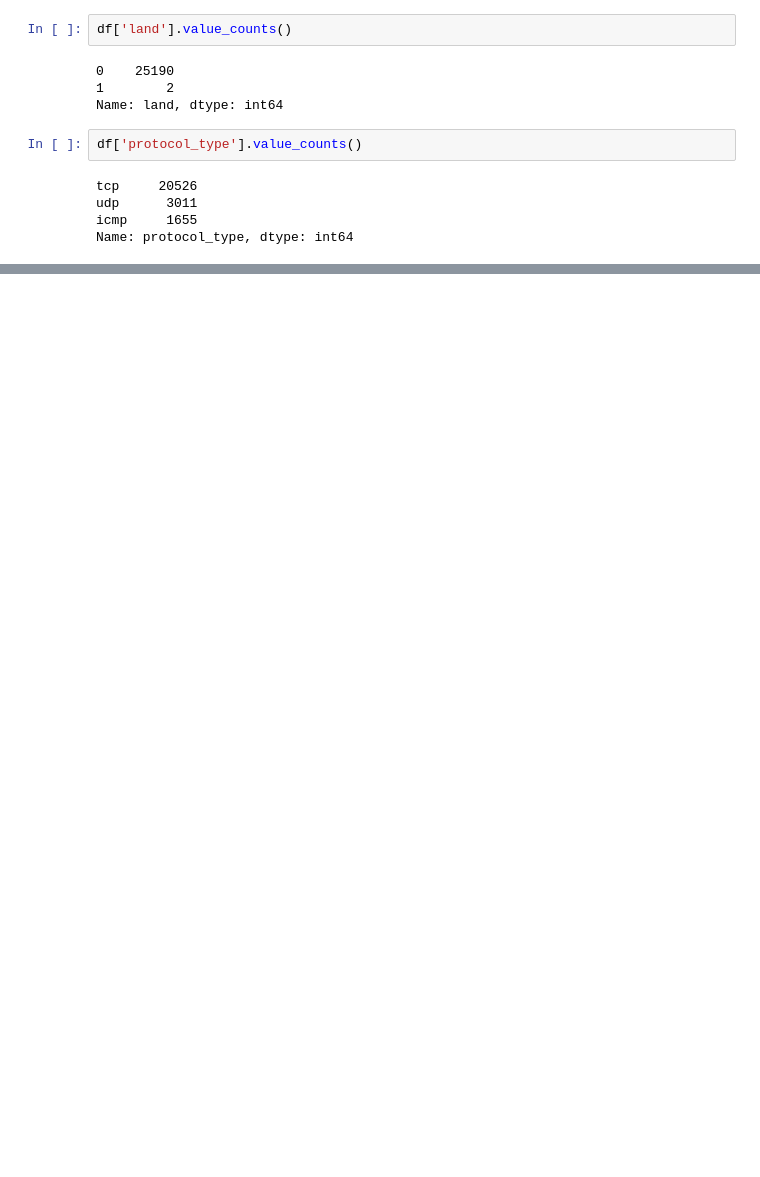
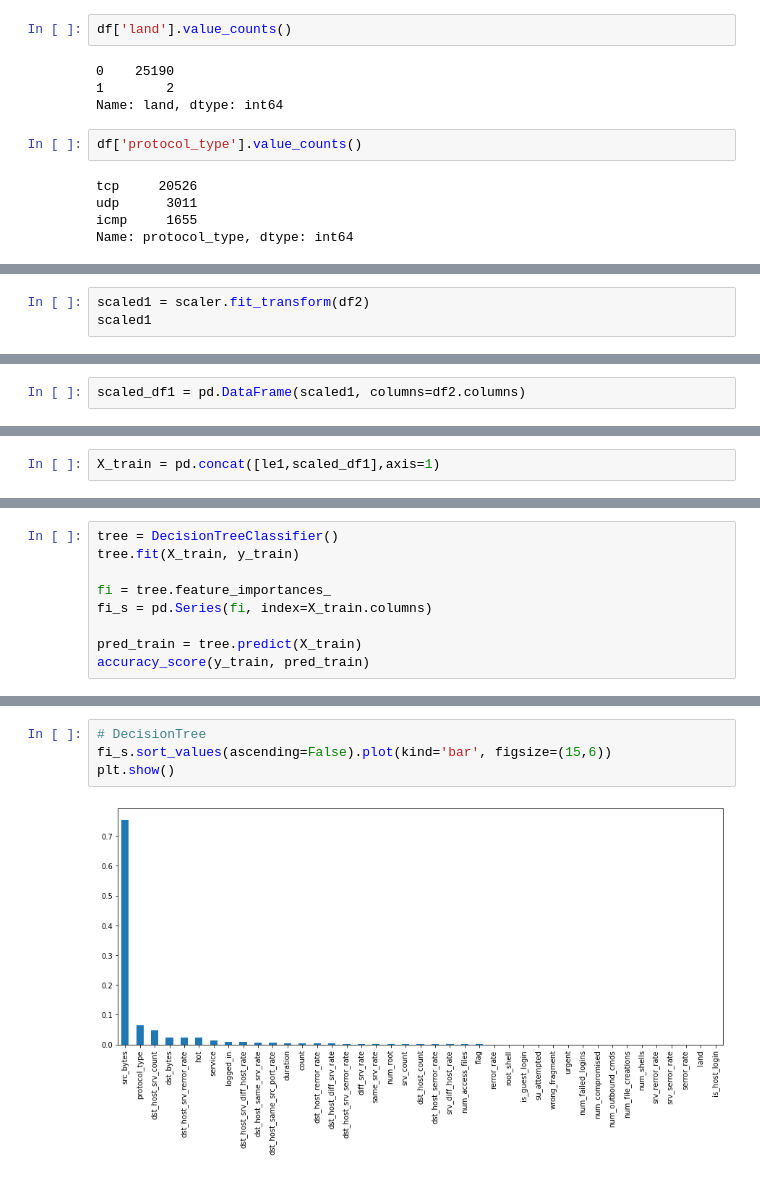
Before and after one commit to mein0121/Intrusion-Detection, a Jupyter notebook: 신영일/Intrusion Detection.ipynb, the cells around one changed output, grey strips where cells are left out. Saved outputs shown, nothing was run; the diff lists cells and outputs as text; blank space fills up the shorter version.

```diff
--- a/신영일/Intrusion Detection.ipynb
+++ b/신영일/Intrusion Detection.ipynb
@@ -270,0 +385,3 @@ Name: protocol_type, dtype: int64
+# %%
+scaled1 = scaler.fit_transform(df2)
+scaled1
@@ -270,0 +402,2 @@ Name: protocol_type, dtype: int64
+# %%
+scaled_df1 = pd.DataFrame(scaled1, columns=df2.columns)
@@ -270,0 +422,2 @@ Name: protocol_type, dtype: int64
+# %%
+X_train = pd.concat([le1,scaled_df1],axis=1)
@@ -270,0 +526,9 @@ Name: protocol_type, dtype: int64
+# %%
+tree = DecisionTreeClassifier()
+tree.fit(X_train, y_train)
+
+fi = tree.feature_importances_
+fi_s = pd.Series(fi, index=X_train.columns)
+
+pred_train = tree.predict(X_train)
+accuracy_score(y_train, pred_train)
@@ -270,0 +650,6 @@ Name: protocol_type, dtype: int64
+# %%
+# DecisionTree
+fi_s.sort_values(ascending=False).plot(kind='bar', figsize=(15,6))
+plt.show()
+# %% [output]
+[figure, added]
```
Also changed, not shown: parts of 61 cells of this notebook.
